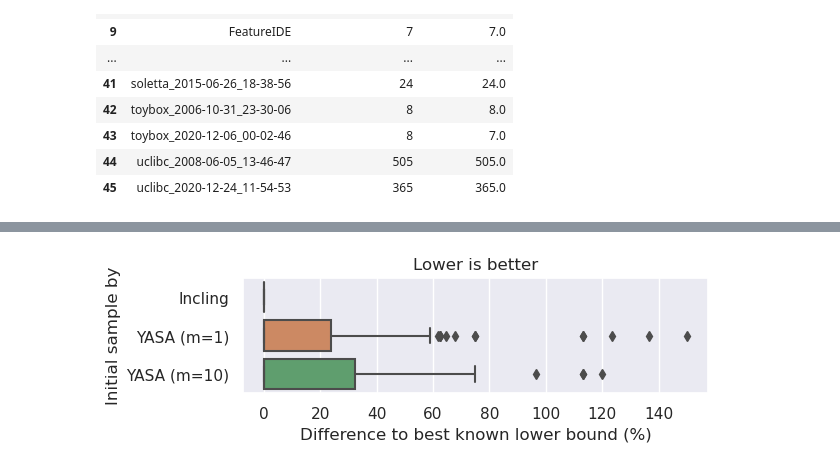
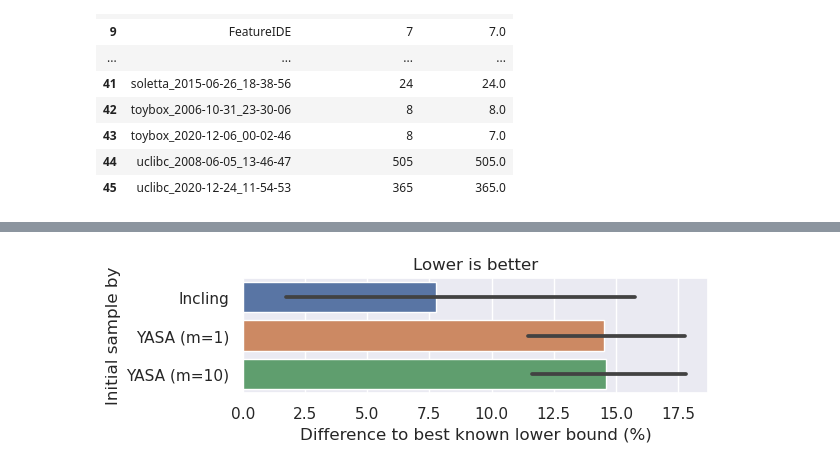
Before and after one commit to tubs-alg/SampLNS, a Jupyter notebook: evaluation/05_initial_sample_comparison/05_lower_bound_gap.ipynb, the cells around one changed output, grey strips where cells are left out. Cells and saved outputs as stored; diff of their text form; code cells hidden in the pictures.

```diff
--- a/evaluation/05_initial_sample_comparison/05_lower_bound_gap.ipynb
+++ b/evaluation/05_initial_sample_comparison/05_lower_bound_gap.ipynb
@@ -132,15 +132,15 @@ samplns_data.groupby(["initial_sample_name"])[["gap"]].mean()
 # %%
 import matplotlib.pyplot as plt
 import seaborn as sns
 
 sns.set_theme()
 f, ax = plt.subplots(figsize=(6, 1.5))
 plt.title("Lower is better")
-sns.boxplot(
+sns.barplot(
     data=samplns_data.dropna(subset=["gap"]), y="initial_sample_name", x="gap", ax=ax
 )
 plt.xlabel("Difference to best known lower bound (%)")
 plt.ylabel("Initial sample by")
 plt.show()
 # %% [output]
-[figure, old version]
+[figure, new version]
```
Also changed, not shown: parts of 3 cells of this notebook, 2 other files.
